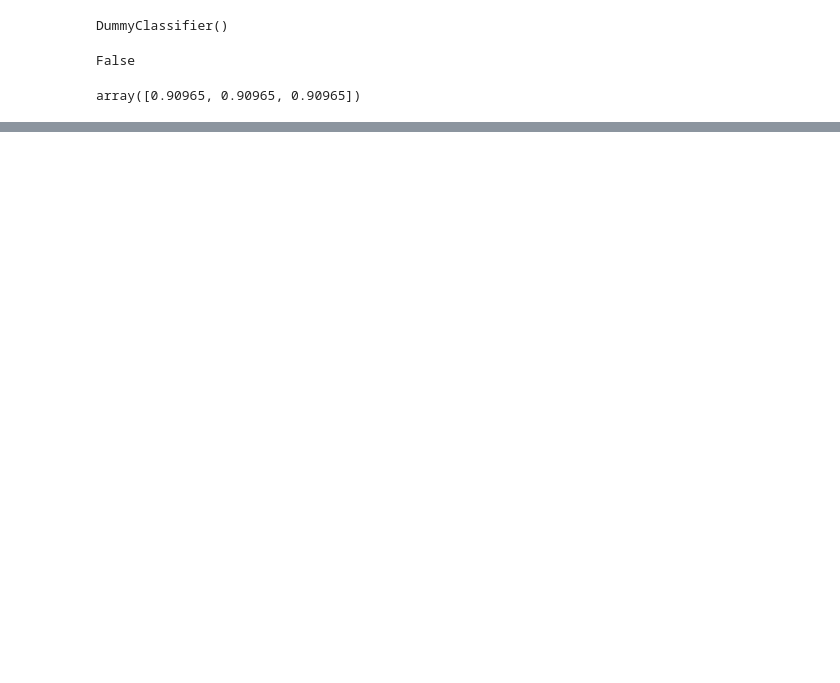
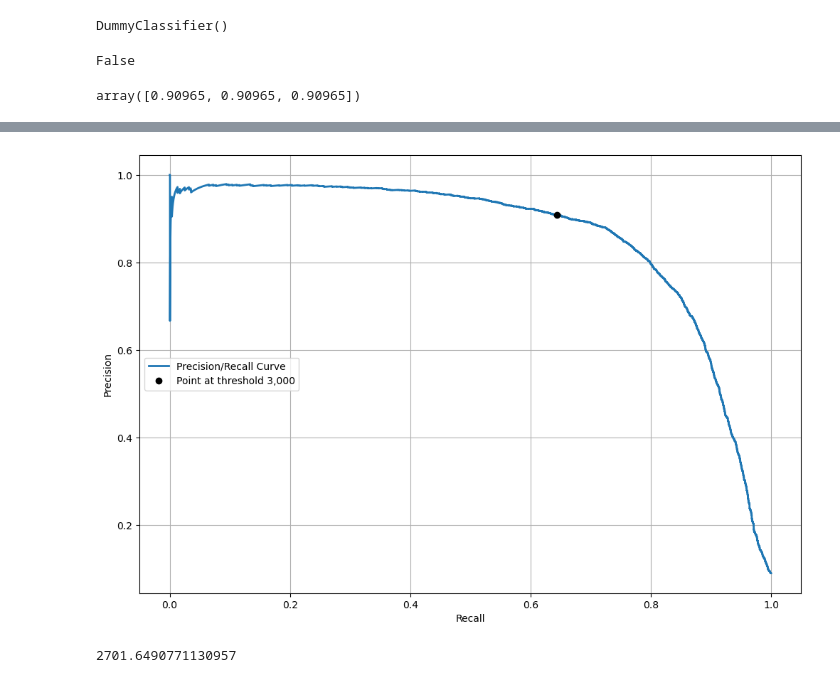
Before and after one commit to dmitrycvs/mnist, a Jupyter notebook: main.ipynb, the cells around one changed output, grey strips where cells are left out. Saved outputs shown, nothing was run; the diff lists cells and outputs as text; code cells hidden in the pictures; blank space fills up the shorter version.

```diff
--- a/main.ipynb
+++ b/main.ipynb
@@ -105,0 +134,17 @@ f1
+# %%
+plt.figure(figsize=(12, 8))
+plt.plot(recalls, precisions, linewidth=2, label='Precision/Recall Curve')
+plt.plot([recalls[idx]], [precisions[idx]], "ko", label="Point at threshold 3,000")
+plt.xlabel('Recall')
+plt.ylabel('Precision')
+plt.grid(True)
+plt.legend(loc="center left")
+plt.show()
+# %% [output]
+[figure, added]
+# %%
+idx_for_90_precision = (precisions >= 0.9).argmax()
+threshold_for_90_precision = thresholds[idx_for_90_precision]
+threshold_for_90_precision
+# %% [output]
+2701.6490771130957
```
Also changed, not shown: parts of 25 cells of this notebook.
